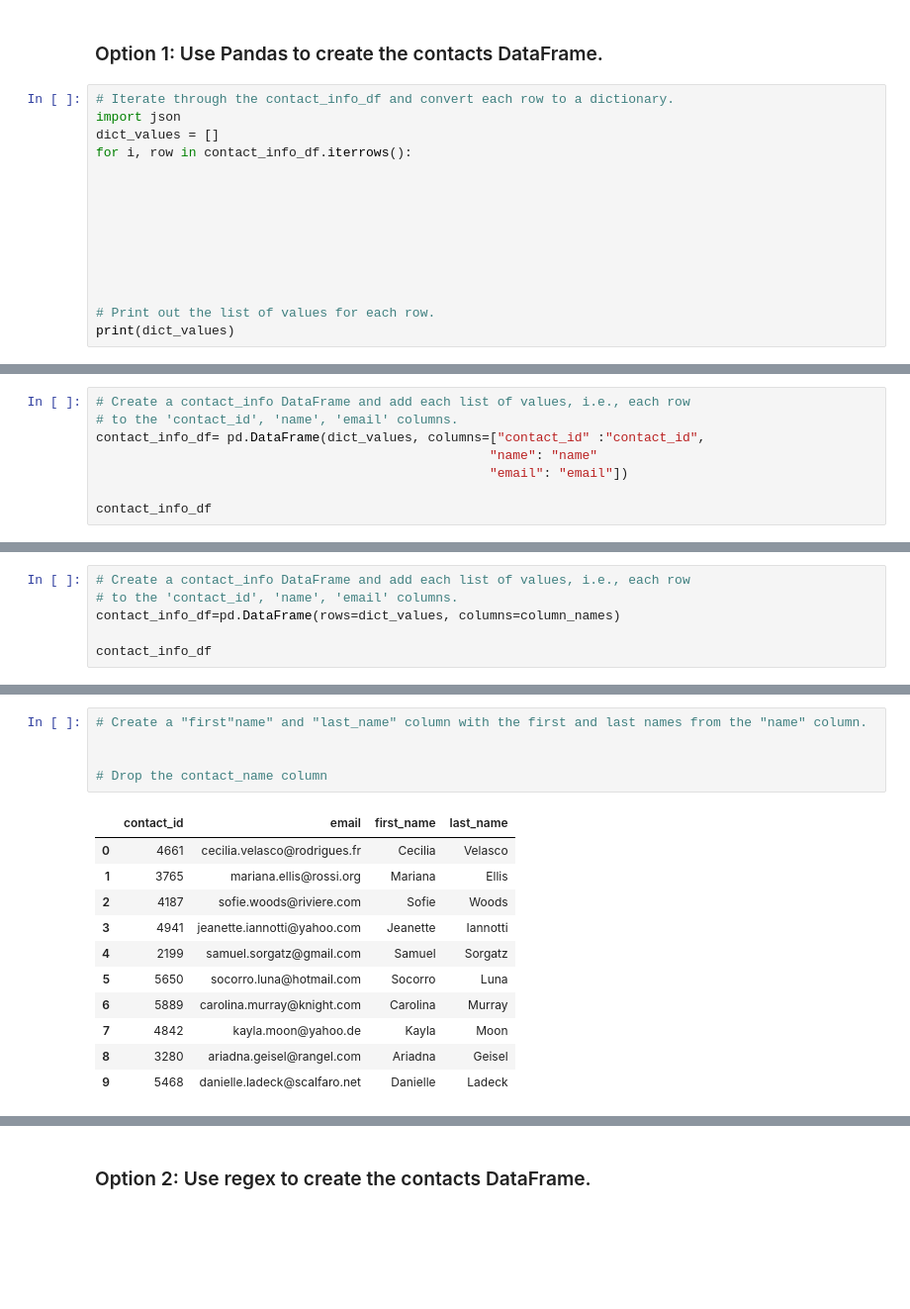
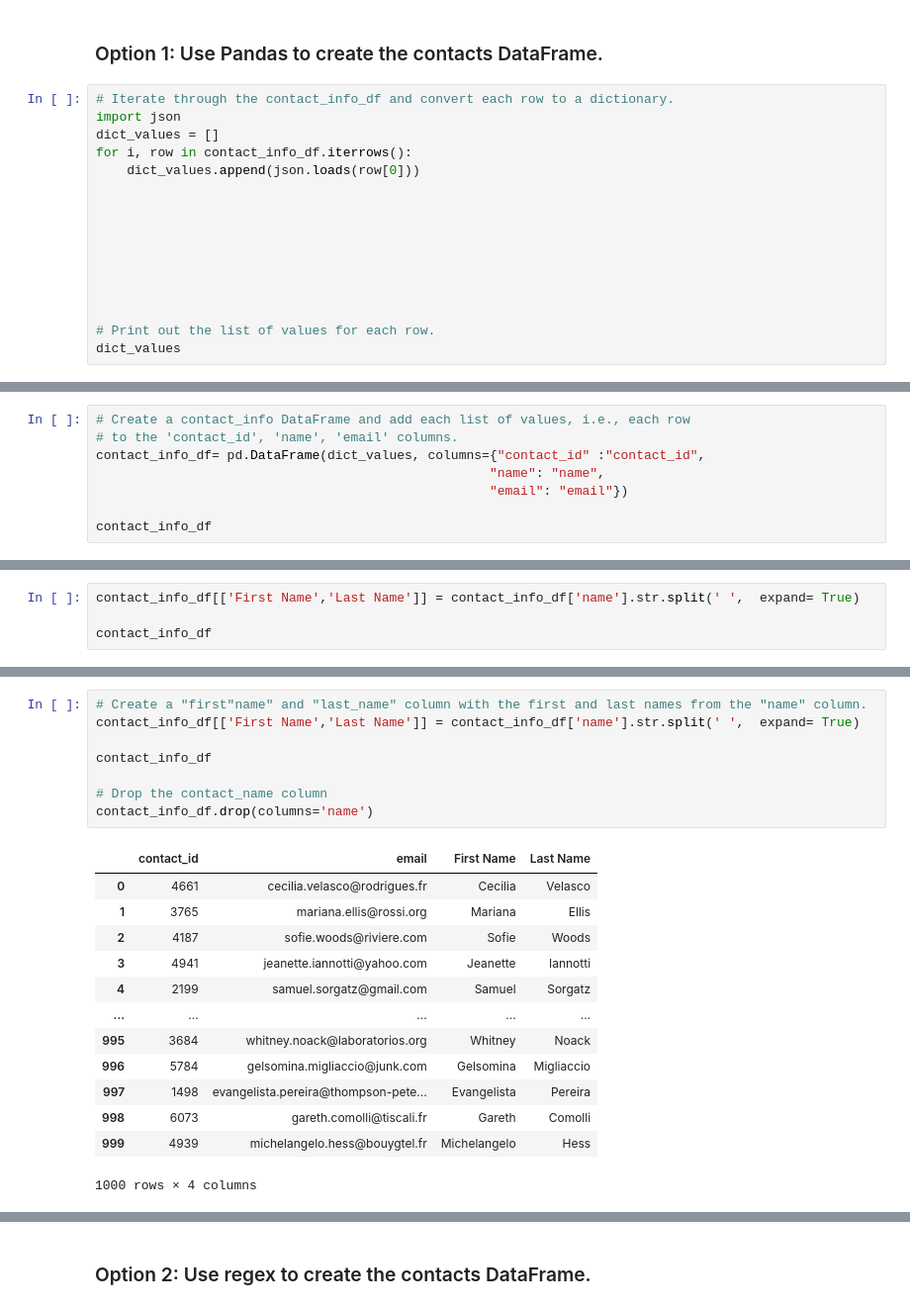
Before and after one commit to baileykayla953/Crowdfunding_ETL, a Jupyter notebook: ETL_Mini_Project_Starter_code_K_Bailey/ETL_Mini_Project_Starter_Code_K_Bailey.ipynb.ipynb, the cells around one changed output, grey strips where cells are left out. Shown: that part at 99% size. Drawn from its saved outputs; the diff is of its cells as text; blank space fills up the shorter version.

```diff
--- a/ETL_Mini_Project_Starter_code_K_Bailey/ETL_Mini_Project_Starter_Code_K_Bailey.ipynb.ipynb
+++ b/ETL_Mini_Project_Starter_code_K_Bailey/ETL_Mini_Project_Starter_Code_K_Bailey.ipynb.ipynb
@@ -327,6 +327,7 @@ Then export the DataFrame as a `contacts.csv` CSV file.
 import json
 dict_values = []
 for i, row in contact_info_df.iterrows():
+    dict_values.append(json.loads(row[0]))
 
 
 
@@ -336,5 +337,5 @@ for i, row in contact_info_df.iterrows():
 
 
 # Print out the list of values for each row.
-print(dict_values)
+dict_values
 # %% [output]
@@ -342,9 +359,9 @@ KeyError: 'contact_info'
 # %%
 # Create a contact_info DataFrame and add each list of values, i.e., each row
 # to the 'contact_id', 'name', 'email' columns.
-contact_info_df= pd.DataFrame(dict_values, columns=["contact_id" :"contact_id",
-                                                   "name": "name"
-                                                   "email": "email"])
+contact_info_df= pd.DataFrame(dict_values, columns={"contact_id" :"contact_id",
+                                                   "name": "name",
+                                                   "email": "email"})
 
 contact_info_df
 # %% [output]
@@ -352,6 +380,0 @@ SyntaxError: invalid syntax (4233019810.py, line 3)
-# %%
-# Create a contact_info DataFrame and add each list of values, i.e., each row
-# to the 'contact_id', 'name', 'email' columns.
-contact_info_df=pd.DataFrame(rows=dict_values, columns=column_names)
-
-contact_info_df
@@ -378,0 +389,4 @@ memory usage: 23.6+ KB
+# %%
+contact_info_df[['First Name','Last Name']] = contact_info_df['name'].str.split(' ',  expand= True)
+
+contact_info_df
@@ -379,19 +407,24 @@ memory usage: 23.6+ KB
 # %%
 # Create a "first"name" and "last_name" column with the first and last names from the "name" column.
+contact_info_df[['First Name','Last Name']] = contact_info_df['name'].str.split(' ',  expand= True)
 
+contact_info_df
 
 # Drop the contact_name column
+contact_info_df.drop(columns='name')
 # %% [output]
-|  | contact_id | email | first_name | last_name |
+|  | contact_id | email | First Name | Last Name |
 | 0 | 4661 | cecilia.velasco@rodrigues.fr | Cecilia | Velasco |
 | 1 | 3765 | mariana.ellis@rossi.org | Mariana | Ellis |
 | 2 | 4187 | sofie.woods@riviere.com | Sofie | Woods |
 | 3 | 4941 | jeanette.iannotti@yahoo.com | Jeanette | Iannotti |
 | 4 | 2199 | samuel.sorgatz@gmail.com | Samuel | Sorgatz |
-| 5 | 5650 | socorro.luna@hotmail.com | Socorro | Luna |
-| 6 | 5889 | carolina.murray@knight.com | Carolina | Murray |
-| 7 | 4842 | kayla.moon@yahoo.de | Kayla | Moon |
-| 8 | 3280 | ariadna.geisel@rangel.com | Ariadna | Geisel |
-| 9 | 5468 | danielle.ladeck@scalfaro.net | Danielle | Ladeck |
+| ... | ... | ... | ... | ... |
+| 995 | 3684 | whitney.noack@laboratorios.org | Whitney | Noack |
+| 996 | 5784 | gelsomina.migliaccio@junk.com | Gelsomina | Migliaccio |
+| 997 | 1498 | evangelista.pereira@thompson-pete... | Evangelista | Pereira |
+| 998 | 6073 | gareth.comolli@tiscali.fr | Gareth | Comolli |
+| 999 | 4939 | michelangelo.hess@bouygtel.fr | Michelangelo | Hess |
+1000 rows × 4 columns
 # %%
 # Reorder the columns
```
Also changed, not shown: parts of 8 cells of this notebook, 11 other files.
